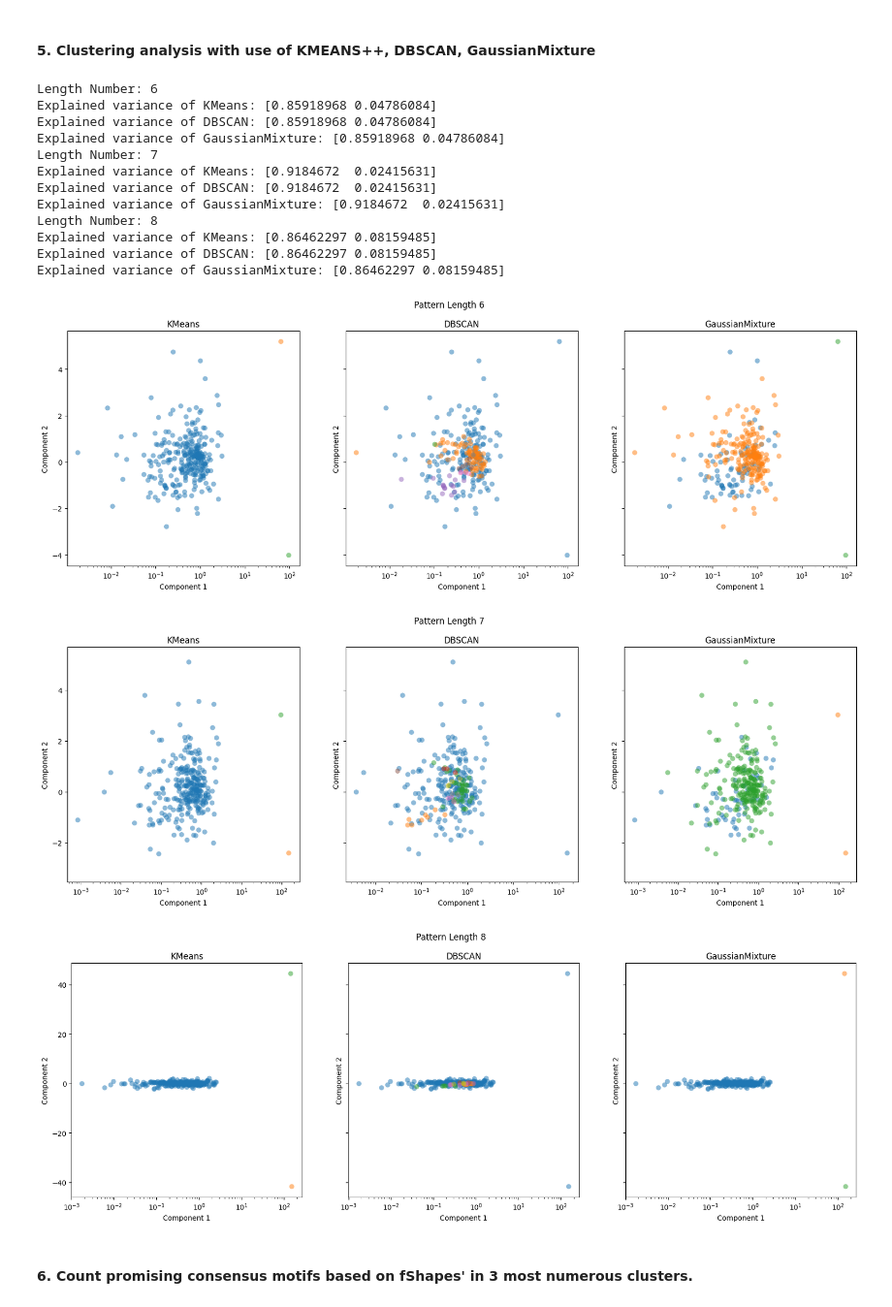
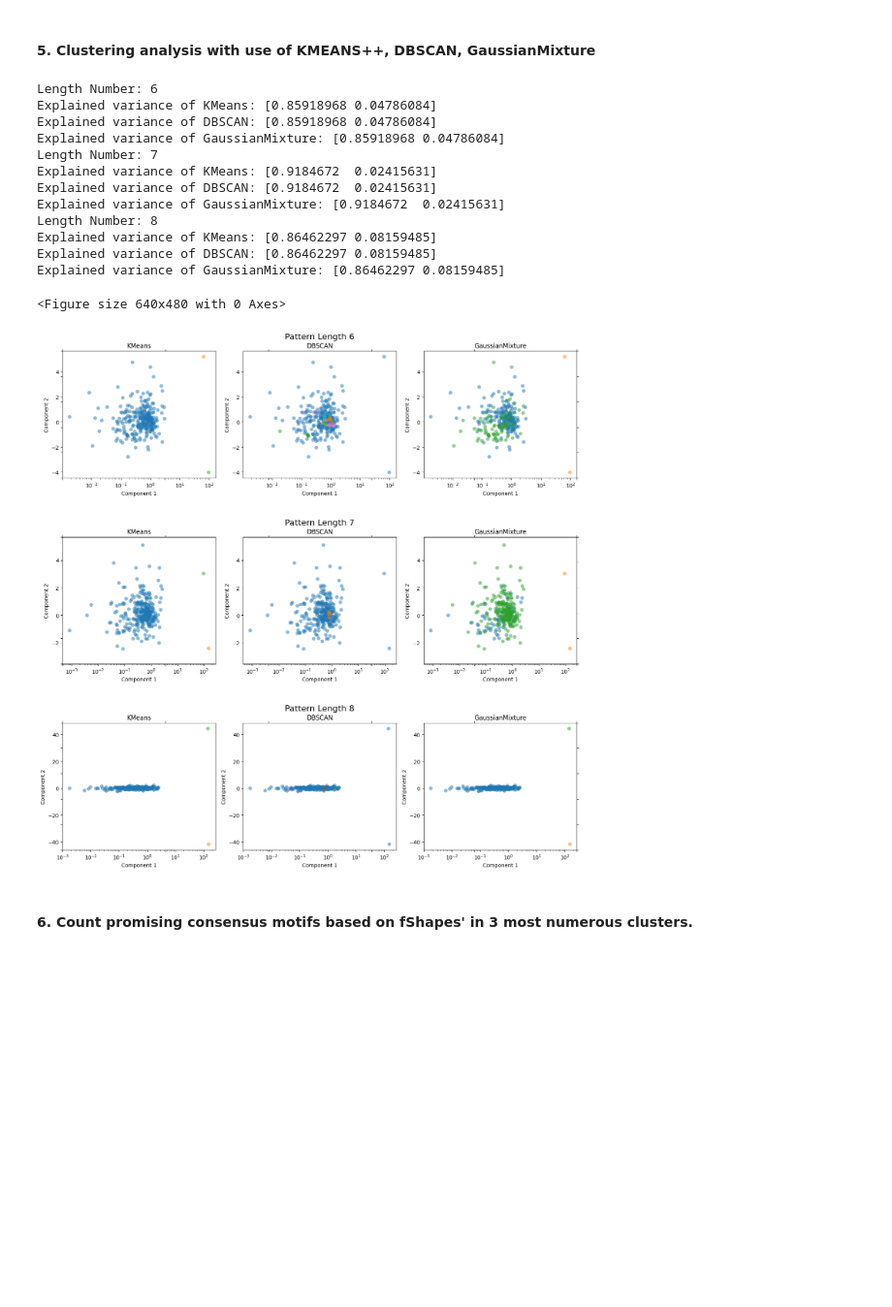
Before and after one commit to Michu-dev/ai-university-labs, a Jupyter notebook: AI in Biomedical Informatics/lab2/rna_analysis.ipynb, the cells around one changed output. Shown at 97% size. Cells and saved outputs as stored; diff of their text form; code cells hidden in the pictures; blank space fills up the shorter version.

Commit message:
Add 2 lab results from AI in Biomedical Informatics

```diff
--- a/AI in Biomedical Informatics/lab2/rna_analysis.ipynb
+++ b/AI in Biomedical Informatics/lab2/rna_analysis.ipynb
@@ -23,12 +23,14 @@ PROTEIN = "HNRNPC"
 
 # Directiories to load data
 PROTEIN_FOLDER = Path(f"./{PROTEIN}")
-EXPECTED_PATTERN_FILE = PROTEIN_FOLDER / f"{PROTEIN}_expected_pattern.txt"
-PATTERN_CANDIDATES_FOLDER = PROTEIN_FOLDER / f"{PROTEIN}_binding_sites_fshape"
-PATTERN_SEARCH_FOLDER = PROTEIN_FOLDER / f"{PROTEIN}_search_fshape"
+EXPECTED_PATTERN_FILE = PROTEIN_FOLDER / f"{PROTEIN.lower()}_expected_pattern.txt"
+PATTERN_CANDIDATES_FOLDER = PROTEIN_FOLDER / f"{PROTEIN.lower()}_binding_sites_fshape"
+PATTERN_SEARCH_FOLDER = PROTEIN_FOLDER / f"{PROTEIN.lower()}_search_fshape"
 
 # Directory to save results (xlsx file)
-DESTINATION_PATH = PROTEIN_FOLDER / f"{PROTEIN}_results.xlsx"
+DESTINATION_PATH = PROTEIN_FOLDER / f"{PROTEIN.lower()}_results.xlsx"
+CLUSTER_ANALYSIS_PATH = PROTEIN_FOLDER / f"{PROTEIN.lower()}_cluster_analysis_pca.png"
+MOTIFS_PATH = PROTEIN_FOLDER / f"{PROTEIN.lower()}_motifs.png"
 # %% [markdown]
 #### 2. Check the expected pattern and its length
 # %%
@@ -99,35 +101,46 @@ def plot_pca_clusters(data, labels, ax, algorithm):
     ax.set_xscale('log')
     print(f"Explained variance of {algorithm}: {pca.explained_variance_ratio_}")
 # %%
-for length in pattern_lengths:
+fig = plt.figure(constrained_layout=True)
+fig.suptitle('Clustering PCA analysis')
+subfigs = fig.subfigures(nrows=3, ncols=1)
+
+fig, big_axes = plt.subplots(figsize=(15.0, 15.0), ncols=1, nrows=3, sharey=True)
+for i, length in enumerate(pattern_lengths):
     print('Length Number:', length)
     curr_fshapes = fshapes[length]
-    fig, (ax1, ax2, ax3) = plt.subplots(figsize=(20, 6), ncols=3, sharey=True)
-    fig.suptitle(f"Pattern Length {length}")
+    big_axes[i].set_title(f"Pattern Length {length}\n", fontsize=16)
+    big_axes[i].tick_params(labelcolor=(1.,1.,1., 0.0), top='off', bottom='off', left='off', right='off')
+    # removes the white frame
+    big_axes[i]._frameon = False
+    ax = fig.add_subplot(3, 3, 3*i+1)
     y_pred = KMeans(n_clusters=3).fit_predict(curr_fshapes)
-    plot_pca_clusters(curr_fshapes, y_pred, ax1, 'KMeans')
-    y_pred = DBSCAN(eps=0.6, min_samples=3).fit_predict(curr_fshapes)
+    plot_pca_clusters(curr_fshapes, y_pred, ax, 'KMeans')
+    ax = fig.add_subplot(3, 3, 3*i+2)
+    y_pred = DBSCAN(eps=0.4, min_samples=3).fit_predict(curr_fshapes)
     # y_pred = clustering.labels_.astype(int)
-    plot_pca_clusters(curr_fshapes, y_pred, ax2, 'DBSCAN')
+    plot_pca_clusters(curr_fshapes, y_pred, ax, 'DBSCAN')
+    ax = fig.add_subplot(3, 3, 3*i+3)
     y_pred = GaussianMixture(n_components=3).fit_predict(curr_fshapes)
-    plot_pca_clusters(curr_fshapes, y_pred, ax3, 'GaussianMixture')
+    plot_pca_clusters(curr_fshapes, y_pred, ax, 'GaussianMixture')
+plt.tight_layout()
 plt.show()
+# plt.savefig(CLUSTER_ANALYSIS_PATH)
 # %% [output]
 Length Number: 6
 Explained variance of KMeans: [0.85918968 0.04786084]
 Explained variance of DBSCAN: [0.85918968 0.04786084]
 Explained variance of GaussianMixture: [0.85918968 0.04786084]
 Length Number: 7
 Explained variance of KMeans: [0.9184672  0.02415631]
 Explained variance of DBSCAN: [0.9184672  0.02415631]
 Explained variance of GaussianMixture: [0.9184672  0.02415631]
 Length Number: 8
 Explained variance of KMeans: [0.86462297 0.08159485]
 Explained variance of DBSCAN: [0.86462297 0.08159485]
 Explained variance of GaussianMixture: [0.86462297 0.08159485]
+<Figure size 640x480 with 0 Axes>
-[figure, old version]
+[figure, new version]
-[figure, removed]
-[figure, removed]
 # %% [markdown]
 #### 6. Count promising consensus motifs based on fShapes' in 3 most numerous clusters.
 # %%
```
Also changed, not shown: parts of 3 cells of this notebook, 11 other files.
